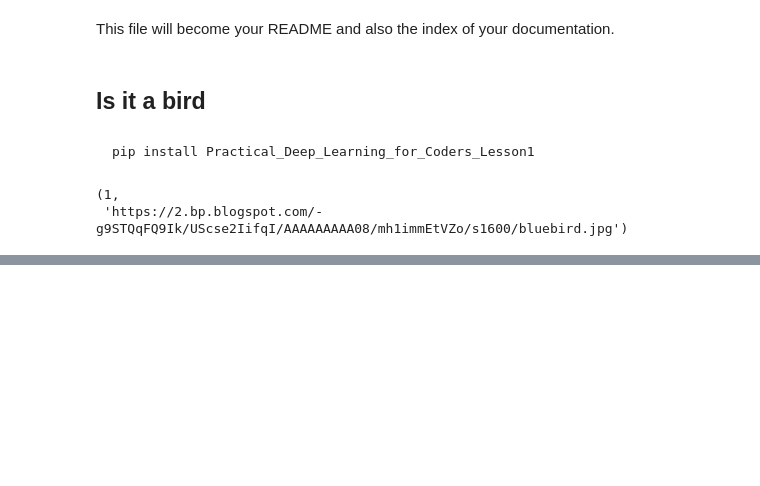
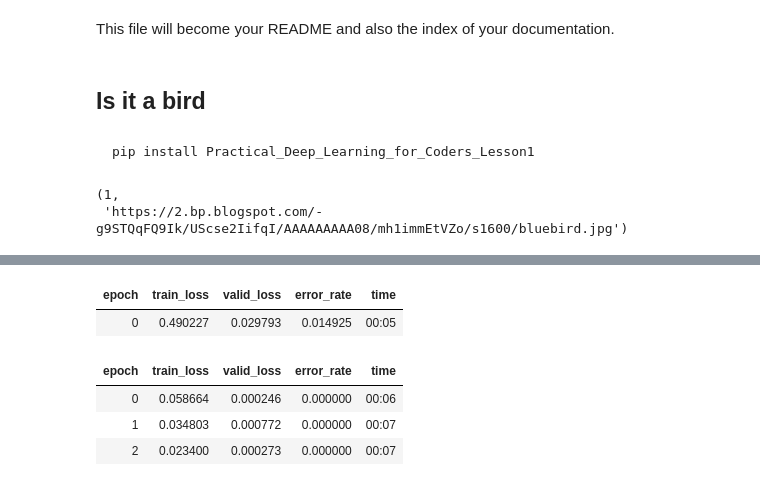
Before and after one commit to danrosher/Practical-Deep-Learning-for-Coders-Lesson1, a Jupyter notebook: nbs/index.ipynb, the cells around one changed output, grey strips where cells are left out. Drawn from its saved outputs; the diff is of its cells as text; code cells hidden in the pictures; blank space fills up the shorter version.

```diff
--- a/nbs/index.ipynb
+++ b/nbs/index.ipynb
@@ -31,0 +59,10 @@ im.to_thumb(256,256)
+# %%
+learn = vision_learner(dls, resnet18, metrics=error_rate)
+learn.fine_tune(3)
+# %% [output]
+| epoch | train_loss | valid_loss | error_rate | time |
+| 0 | 0.490227 | 0.029793 | 0.014925 | 00:05 |
+| epoch | train_loss | valid_loss | error_rate | time |
+| 0 | 0.058664 | 0.000246 | 0.000000 | 00:06 |
+| 1 | 0.034803 | 0.000772 | 0.000000 | 00:07 |
+| 2 | 0.023400 | 0.000273 | 0.000000 | 00:07 |
```
Also changed, not shown: parts of 6 cells of this notebook, 4 other files.
